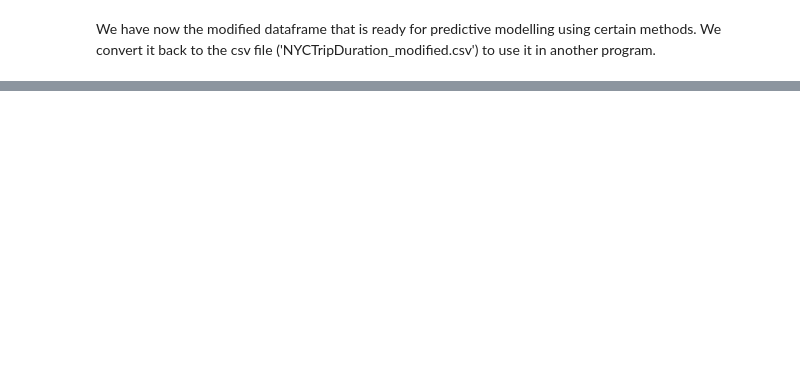
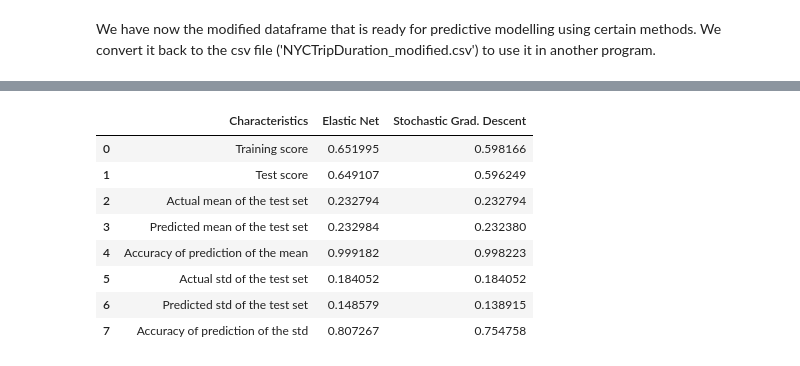
Before and after one commit to DenisDalidovich/SpringboardCapstoneProject2, a Jupyter notebook: NYTaxiTrips.ipynb, the cells around one changed output, grey strips where cells are left out. Cells and saved outputs as stored; diff of their text form; code cells hidden in the pictures; blank space fills up the shorter version.

```diff
--- a/NYTaxiTrips.ipynb
+++ b/NYTaxiTrips.ipynb
@@ -455,0 +479,16 @@ df.to_csv('NYCTripDuration_modified.csv')
+# %%
+df_linear = pd.read_csv('comptable_linear.csv')
+
+df_linear = df_linear.drop('Unnamed: 0', axis = 1)
+
+df_linear
+# %% [output]
+|  | Characteristics | Elastic Net | Stochastic Grad. Descent |
+| 0 | Training score | 0.651995 | 0.598166 |
+| 1 | Test score | 0.649107 | 0.596249 |
+| 2 | Actual mean of the test set | 0.232794 | 0.232794 |
+| 3 | Predicted mean of the test set | 0.232984 | 0.232380 |
+| 4 | Accuracy of prediction of the mean | 0.999182 | 0.998223 |
+| 5 | Actual std of the test set | 0.184052 | 0.184052 |
+| 6 | Predicted std of the test set | 0.148579 | 0.138915 |
+| 7 | Accuracy of prediction of the std | 0.807267 | 0.754758 |
```
Also changed, not shown: parts of 33 cells of this notebook.
